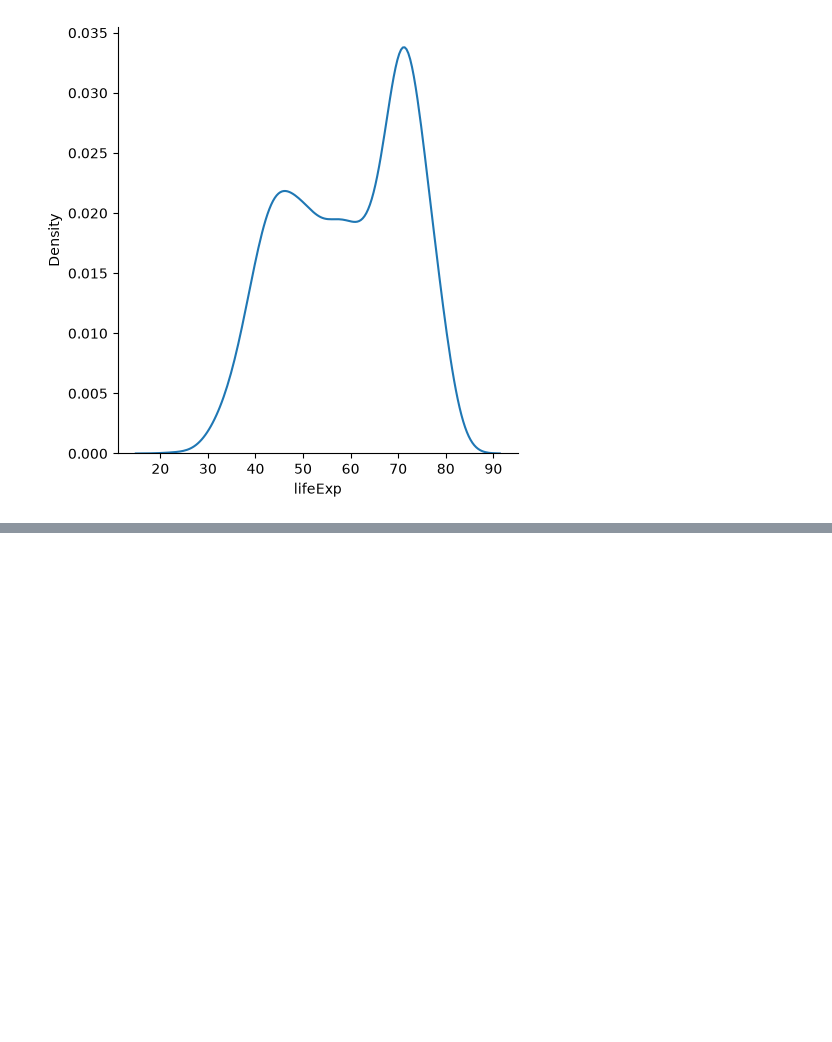
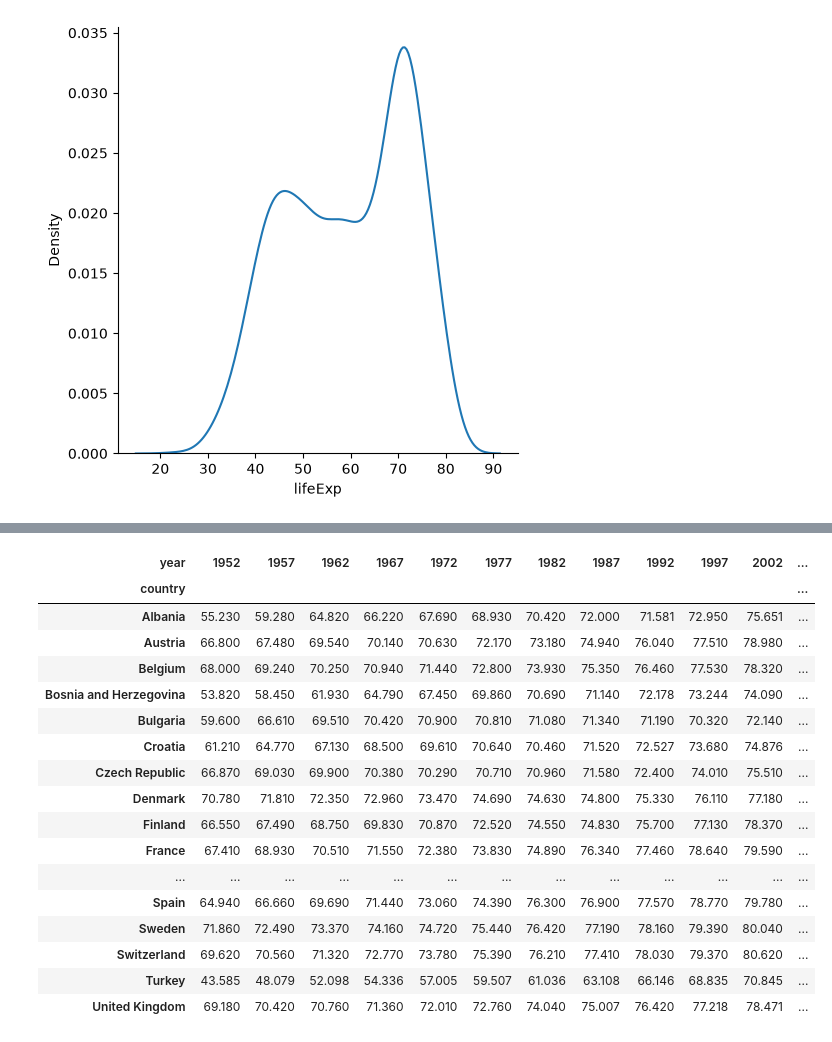
Before and after one commit to vikasjajoria/GenAI, a Jupyter notebook: Libraries/Seaborn/ploting.ipynb, the cells around one changed output, grey strips where cells are left out. Cells and saved outputs as stored; diff of their text form; code cells hidden in the pictures; blank space fills up the shorter version.

```diff
--- a/Libraries/Seaborn/ploting.ipynb
+++ b/Libraries/Seaborn/ploting.ipynb
@@ -95,0 +144,21 @@ sns.displot(data=gap,x='lifeExp',kind='kde')
+# %%
+gap[gap['continent']=='Europe'].pivot(index='country',columns='year',values='lifeExp')
+# %% [output]
+| year | 1952 | 1957 | 1962 | 1967 | 1972 | 1977 | 1982 | 1987 | 1992 | 1997 | 2002 | ... |
+| country |  |  |  |  |  |  |  |  |  |  |  | ... |
+| Albania | 55.230 | 59.280 | 64.820 | 66.220 | 67.690 | 68.930 | 70.420 | 72.000 | 71.581 | 72.950 | 75.651 | ... |
+| Austria | 66.800 | 67.480 | 69.540 | 70.140 | 70.630 | 72.170 | 73.180 | 74.940 | 76.040 | 77.510 | 78.980 | ... |
+| Belgium | 68.000 | 69.240 | 70.250 | 70.940 | 71.440 | 72.800 | 73.930 | 75.350 | 76.460 | 77.530 | 78.320 | ... |
+| Bosnia and Herzegovina | 53.820 | 58.450 | 61.930 | 64.790 | 67.450 | 69.860 | 70.690 | 71.140 | 72.178 | 73.244 | 74.090 | ... |
+| Bulgaria | 59.600 | 66.610 | 69.510 | 70.420 | 70.900 | 70.810 | 71.080 | 71.340 | 71.190 | 70.320 | 72.140 | ... |
+| Croatia | 61.210 | 64.770 | 67.130 | 68.500 | 69.610 | 70.640 | 70.460 | 71.520 | 72.527 | 73.680 | 74.876 | ... |
+| Czech Republic | 66.870 | 69.030 | 69.900 | 70.380 | 70.290 | 70.710 | 70.960 | 71.580 | 72.400 | 74.010 | 75.510 | ... |
+| Denmark | 70.780 | 71.810 | 72.350 | 72.960 | 73.470 | 74.690 | 74.630 | 74.800 | 75.330 | 76.110 | 77.180 | ... |
+| Finland | 66.550 | 67.490 | 68.750 | 69.830 | 70.870 | 72.520 | 74.550 | 74.830 | 75.700 | 77.130 | 78.370 | ... |
+| France | 67.410 | 68.930 | 70.510 | 71.550 | 72.380 | 73.830 | 74.890 | 76.340 | 77.460 | 78.640 | 79.590 | ... |
+| ... | ... | ... | ... | ... | ... | ... | ... | ... | ... | ... | ... | ... |
+| Spain | 64.940 | 66.660 | 69.690 | 71.440 | 73.060 | 74.390 | 76.300 | 76.900 | 77.570 | 78.770 | 79.780 | ... |
+| Sweden | 71.860 | 72.490 | 73.370 | 74.160 | 74.720 | 75.440 | 76.420 | 77.190 | 78.160 | 79.390 | 80.040 | ... |
+| Switzerland | 69.620 | 70.560 | 71.320 | 72.770 | 73.780 | 75.390 | 76.210 | 77.410 | 78.030 | 79.370 | 80.620 | ... |
+| Turkey | 43.585 | 48.079 | 52.098 | 54.336 | 57.005 | 59.507 | 61.036 | 63.108 | 66.146 | 68.835 | 70.845 | ... |
+| United Kingdom | 69.180 | 70.420 | 70.760 | 71.360 | 72.010 | 72.760 | 74.040 | 75.007 | 76.420 | 77.218 | 78.471 | ... |
```
Also changed, not shown: parts of 19 cells of this notebook.
